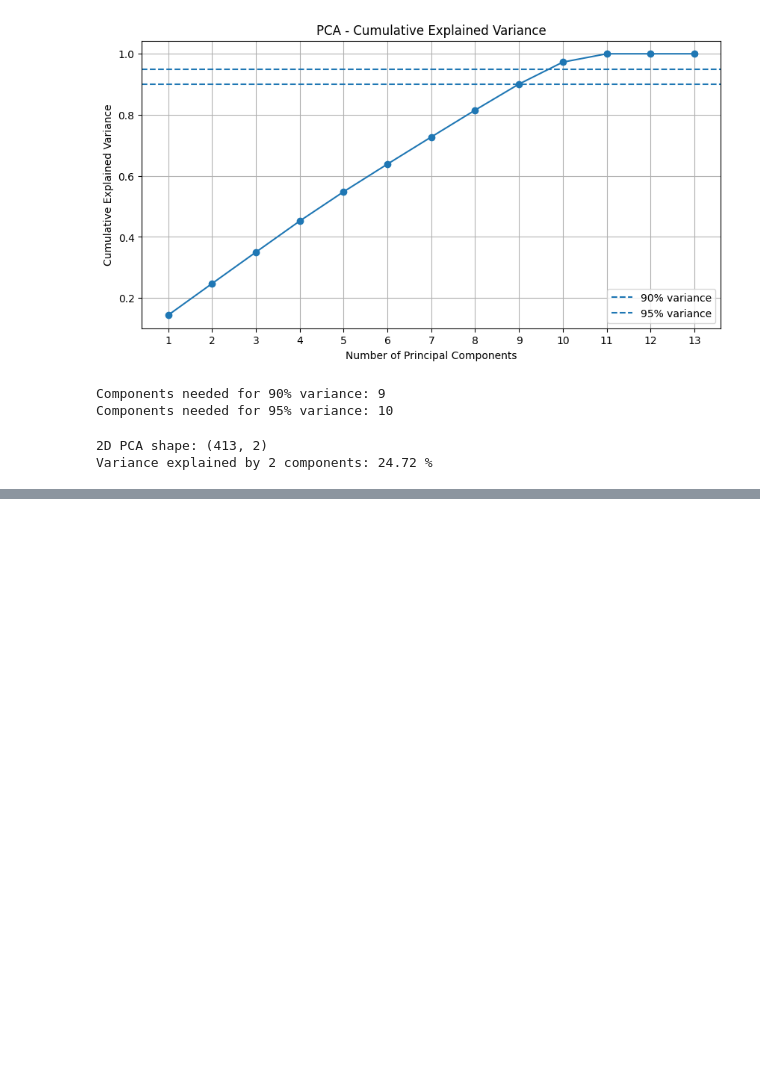
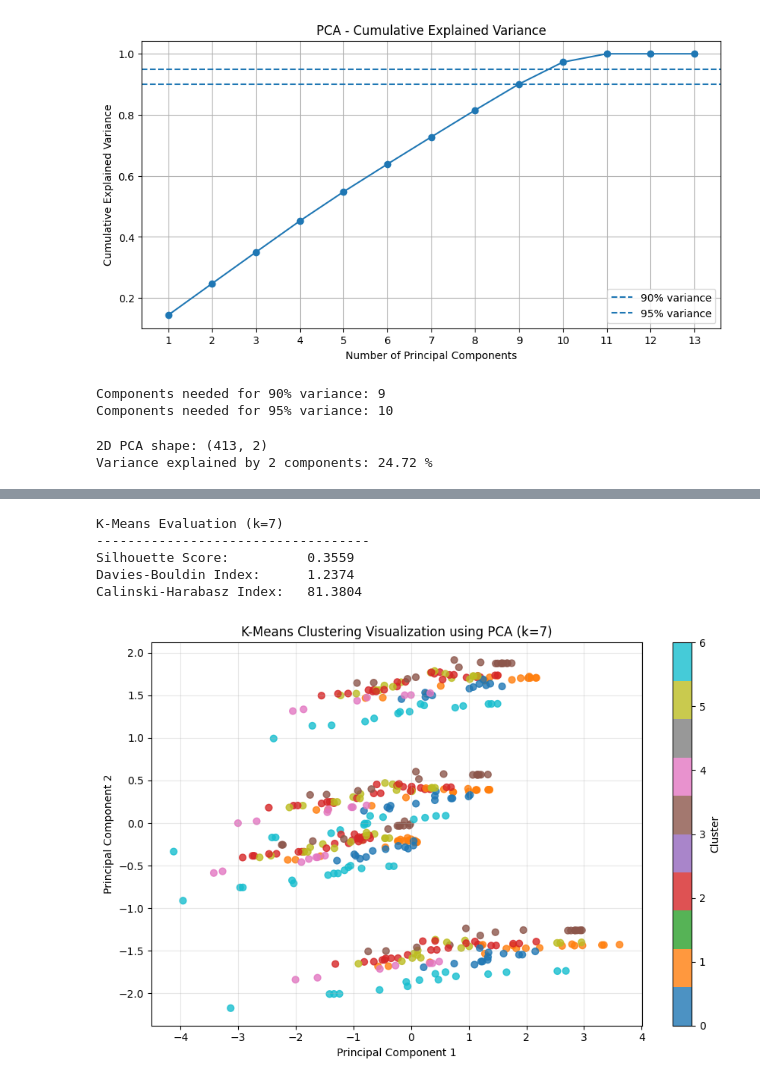
Before and after one commit to GaneshSarathi19/TrafficIntelligenceML, a Jupyter notebook: notebooks/clustering/traffic_clustering.ipynb, the cells around one changed output, grey strips where cells are left out. Drawn from its saved outputs; the diff is of its cells as text; code cells hidden in the pictures; blank space fills up the shorter version.

```diff
--- a/notebooks/clustering/traffic_clustering.ipynb
+++ b/notebooks/clustering/traffic_clustering.ipynb
@@ -494,0 +570,50 @@ Variance explained by 2 components: 24.72 %
+# %%
+from sklearn.metrics import (
+    silhouette_score,
+    davies_bouldin_score,
+    calinski_harabasz_score
+)
+
+# Calculate clustering evaluation metrics
+silhouette = silhouette_score(X_scaled, kmeans_labels)
+davies_bouldin = davies_bouldin_score(X_scaled, kmeans_labels)
+calinski_harabasz = calinski_harabasz_score(X_scaled, kmeans_labels)
+
+print("K-Means Evaluation (k=7)")
+print("-" * 35)
+print(f"Silhouette Score:          {silhouette:.4f}")
+print(f"Davies-Bouldin Index:      {davies_bouldin:.4f}")
+print(f"Calinski-Harabasz Index:   {calinski_harabasz:.4f}")
+# %% [output]
+K-Means Evaluation (k=7)
+-----------------------------------
+Silhouette Score:          0.3559
+Davies-Bouldin Index:      1.2374
+Calinski-Harabasz Index:   81.3804
+# %%
+import matplotlib.pyplot as plt
+
+# Visualize K-Means clusters using the existing 2D PCA projection
+plt.figure(figsize=(9, 6))
+
+scatter = plt.scatter(
+    X_pca_2d[:, 0],
+    X_pca_2d[:, 1],
+    c=kmeans_labels,
+    cmap="tab10",
+    s=40,
+    alpha=0.8
+)
+
+plt.xlabel("Principal Component 1")
+plt.ylabel("Principal Component 2")
+plt.title("K-Means Clustering Visualization using PCA (k=7)")
+
+colorbar = plt.colorbar(scatter)
+colorbar.set_label("Cluster")
+
+plt.grid(True, alpha=0.3)
+plt.tight_layout()
+plt.show()
+# %% [output]
+[figure, added]
```
Also changed, not shown: parts of 5 cells of this notebook.
